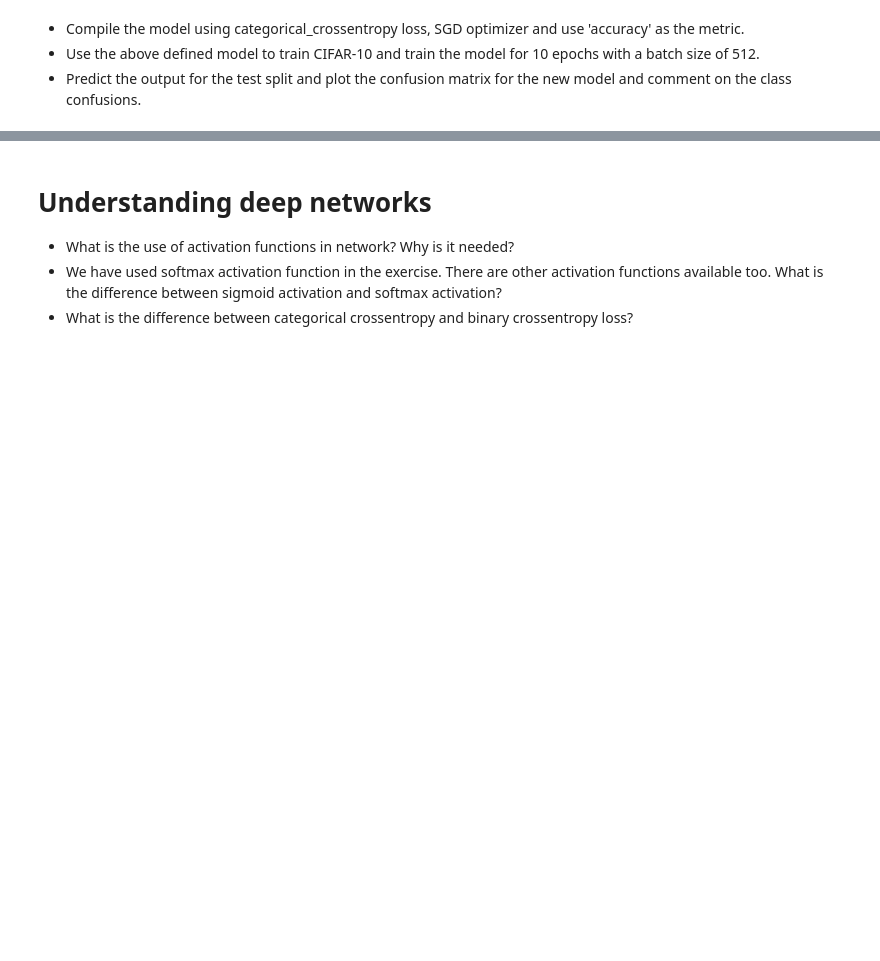
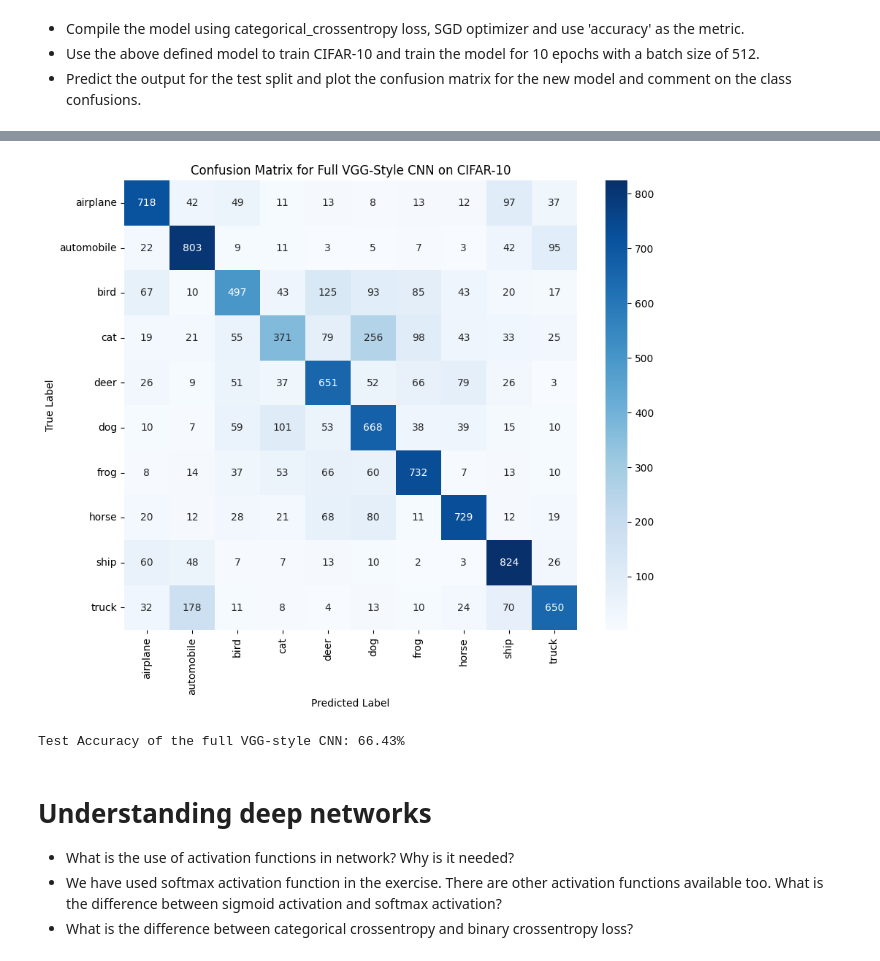
Before and after one commit to TiagoBorges-lab/lab-image-classification-using-convolutional-neural-networks, a Jupyter notebook: main.ipynb, the cells around one changed output, grey strips where cells are left out. Drawn from its saved outputs; the diff is of its cells as text; code cells hidden in the pictures; blank space fills up the shorter version.

```diff
--- a/main.ipynb
+++ b/main.ipynb
@@ -426,0 +516,8 @@ clear_session()
+# %%
+vgg_full_history = vgg_full_model.fit(
+    x_train_resized, y_train_onehot,
+    epochs=10,
+    batch_size=512,
+    validation_data=(x_test_resized, y_test_onehot),
+    verbose=1
+)
@@ -426,0 +545,9 @@ clear_session()
+# %%
+import numpy as np
+
+# Predict class probabilities
+y_pred_probs = vgg_full_model.predict(x_test_resized)
+
+# Convert probabilities to class labels
+y_pred_classes = np.argmax(y_pred_probs, axis=1)
+y_true_classes = np.argmax(y_test_onehot, axis=1)
@@ -427,3 +556,25 @@ clear_session()
+# %%
+from sklearn.metrics import confusion_matrix
+import seaborn as sns
+import matplotlib.pyplot as plt
+
+# Compute confusion matrix
+cm = confusion_matrix(y_true_classes, y_pred_classes)
+
+# Plot confusion matrix
+plt.figure(figsize=(10,8))
+sns.heatmap(cm, annot=True, fmt='d', cmap='Blues', xticklabels=class_names, yticklabels=class_names)
+plt.xlabel('Predicted Label')
+plt.ylabel('True Label')
+plt.title('Confusion Matrix for Full VGG-Style CNN on CIFAR-10')
+plt.show()
+# %% [output]
+[figure, added]
+# %%
+test_loss, test_accuracy = vgg_full_model.evaluate(x_test_resized, y_test_onehot, verbose=0)
+print(f"Test Accuracy of the full VGG-style CNN: {test_accuracy*100:.2f}%")
+# %% [output]
+Test Accuracy of the full VGG-style CNN: 66.43%
 # %% [markdown]
 # Understanding deep networks
 
```
Also changed, not shown: parts of 21 cells of this notebook.
